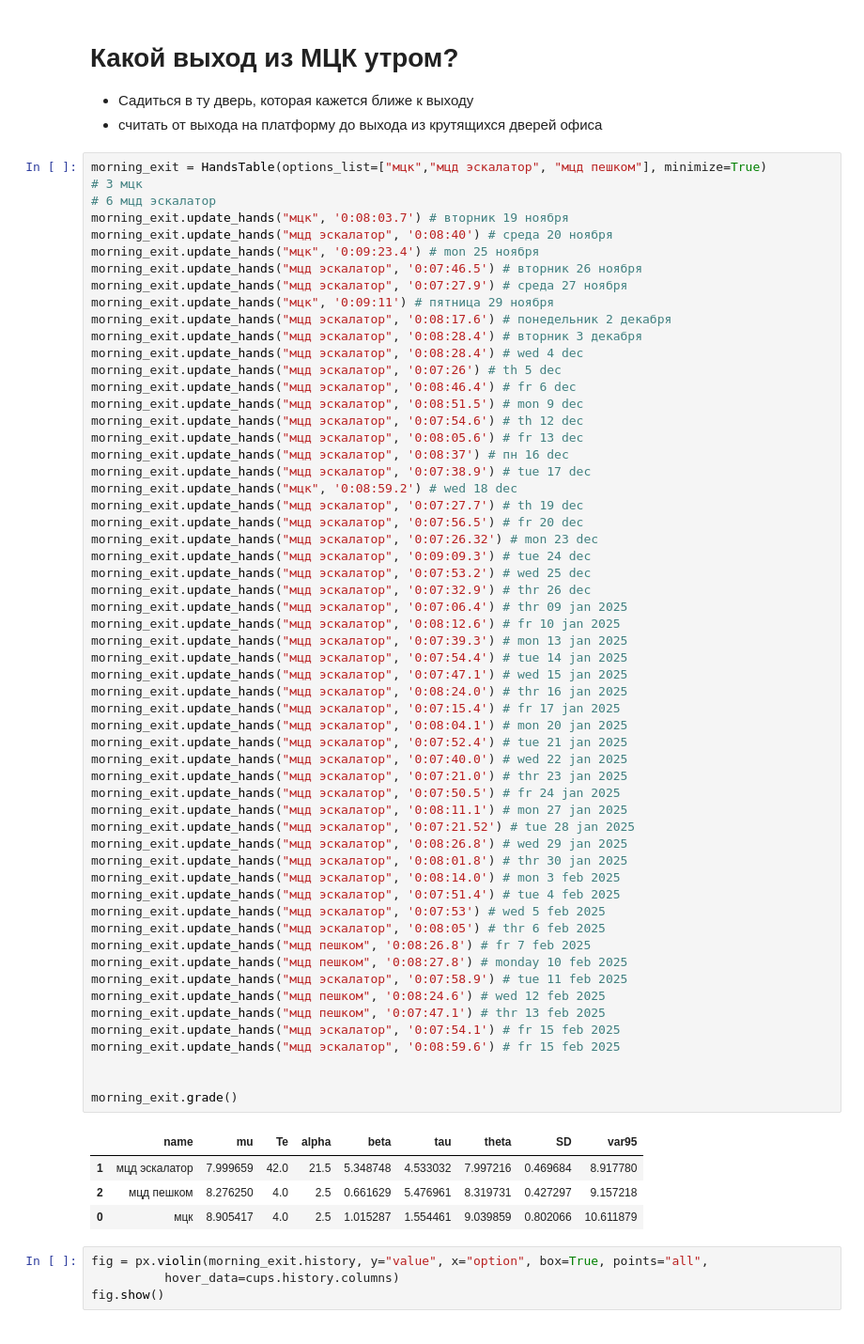
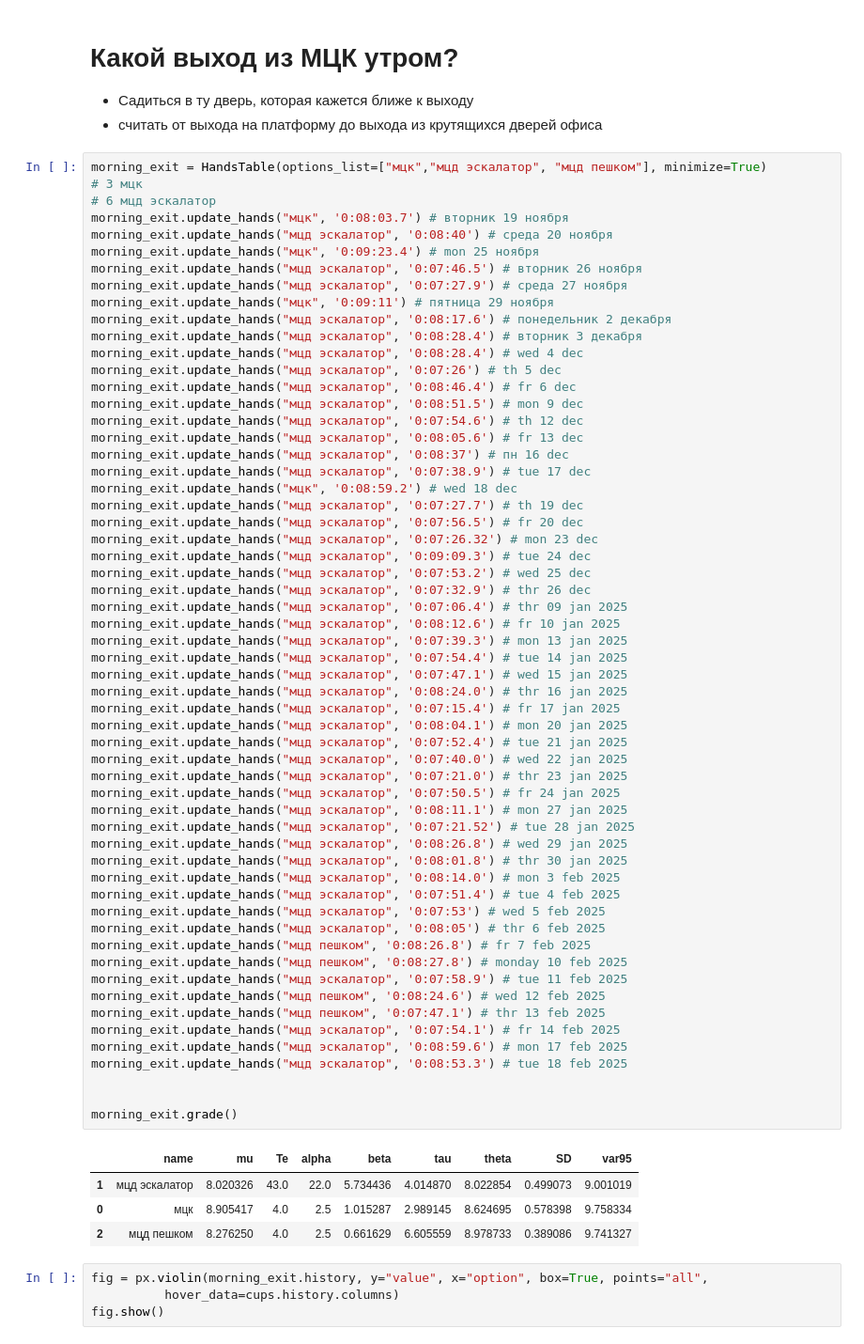
Before and after one commit to ksetdekov/trip_choice_optimizer, a Jupyter notebook: coffee-amount-optimization.ipynb, the cells around one changed output. Shown at 94% size. Cells and saved outputs as stored; diff of their text form.

```diff
--- a/coffee-amount-optimization.ipynb
+++ b/coffee-amount-optimization.ipynb
@@ -326,38 +329,39 @@ morning_exit.update_hands("мцд эскалатор", '0:07:32.9') # thr 26 dec
 morning_exit.update_hands("мцд эскалатор", '0:07:06.4') # thr 09 jan 2025
 morning_exit.update_hands("мцд эскалатор", '0:08:12.6') # fr 10 jan 2025
 morning_exit.update_hands("мцд эскалатор", '0:07:39.3') # mon 13 jan 2025
 morning_exit.update_hands("мцд эскалатор", '0:07:54.4') # tue 14 jan 2025
 morning_exit.update_hands("мцд эскалатор", '0:07:47.1') # wed 15 jan 2025
 morning_exit.update_hands("мцд эскалатор", '0:08:24.0') # thr 16 jan 2025
 morning_exit.update_hands("мцд эскалатор", '0:07:15.4') # fr 17 jan 2025
 morning_exit.update_hands("мцд эскалатор", '0:08:04.1') # mon 20 jan 2025
 morning_exit.update_hands("мцд эскалатор", '0:07:52.4') # tue 21 jan 2025
 morning_exit.update_hands("мцд эскалатор", '0:07:40.0') # wed 22 jan 2025
 morning_exit.update_hands("мцд эскалатор", '0:07:21.0') # thr 23 jan 2025
 morning_exit.update_hands("мцд эскалатор", '0:07:50.5') # fr 24 jan 2025
 morning_exit.update_hands("мцд эскалатор", '0:08:11.1') # mon 27 jan 2025
 morning_exit.update_hands("мцд эскалатор", '0:07:21.52') # tue 28 jan 2025
 morning_exit.update_hands("мцд эскалатор", '0:08:26.8') # wed 29 jan 2025
 morning_exit.update_hands("мцд эскалатор", '0:08:01.8') # thr 30 jan 2025
 morning_exit.update_hands("мцд эскалатор", '0:08:14.0') # mon 3 feb 2025
 morning_exit.update_hands("мцд эскалатор", '0:07:51.4') # tue 4 feb 2025
 morning_exit.update_hands("мцд эскалатор", '0:07:53') # wed 5 feb 2025
 morning_exit.update_hands("мцд эскалатор", '0:08:05') # thr 6 feb 2025
 morning_exit.update_hands("мцд пешком", '0:08:26.8') # fr 7 feb 2025
 morning_exit.update_hands("мцд пешком", '0:08:27.8') # monday 10 feb 2025
 morning_exit.update_hands("мцд эскалатор", '0:07:58.9') # tue 11 feb 2025
 morning_exit.update_hands("мцд пешком", '0:08:24.6') # wed 12 feb 2025
 morning_exit.update_hands("мцд пешком", '0:07:47.1') # thr 13 feb 2025
-morning_exit.update_hands("мцд эскалатор", '0:07:54.1') # fr 15 feb 2025
-morning_exit.update_hands("мцд эскалатор", '0:08:59.6') # fr 15 feb 2025
+morning_exit.update_hands("мцд эскалатор", '0:07:54.1') # fr 14 feb 2025
+morning_exit.update_hands("мцд эскалатор", '0:08:59.6') # mon 17 feb 2025
+morning_exit.update_hands("мцд эскалатор", '0:08:53.3') # tue 18 feb 2025
 
 
 morning_exit.grade()
 # %% [output]
 |  | name | mu | Te | alpha | beta | tau | theta | SD | var95 |
-| 1 | мцд эскалатор | 7.999659 | 42.0 | 21.5 | 5.348748 | 4.533032 | 7.997216 | 0.469684 | 8.917780 |
-| 2 | мцд пешком | 8.276250 | 4.0 | 2.5 | 0.661629 | 5.476961 | 8.319731 | 0.427297 | 9.157218 |
-| 0 | мцк | 8.905417 | 4.0 | 2.5 | 1.015287 | 1.554461 | 9.039859 | 0.802066 | 10.611879 |
+| 1 | мцд эскалатор | 8.020326 | 43.0 | 22.0 | 5.734436 | 4.014870 | 8.022854 | 0.499073 | 9.001019 |
+| 0 | мцк | 8.905417 | 4.0 | 2.5 | 1.015287 | 2.989145 | 8.624695 | 0.578398 | 9.758334 |
+| 2 | мцд пешком | 8.276250 | 4.0 | 2.5 | 0.661629 | 6.605559 | 8.978733 | 0.389086 | 9.741327 |
 # %%
 fig = px.violin(morning_exit.history, y="value", x="option", box=True, points="all",
           hover_data=cups.history.columns)
```
Also changed, not shown: parts of 5 cells of this notebook.
